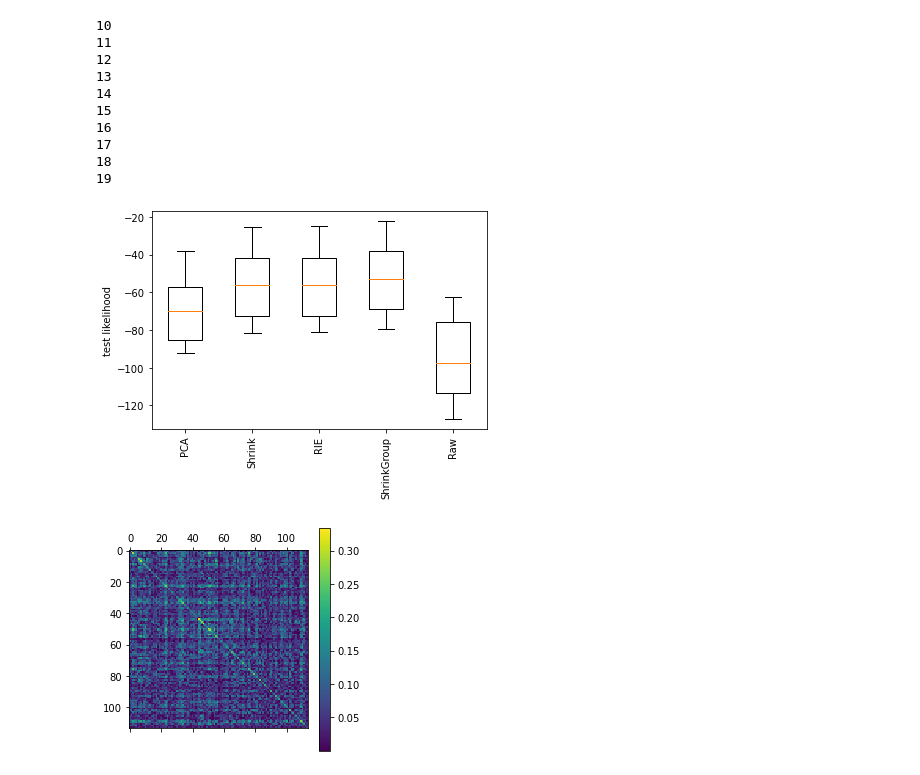
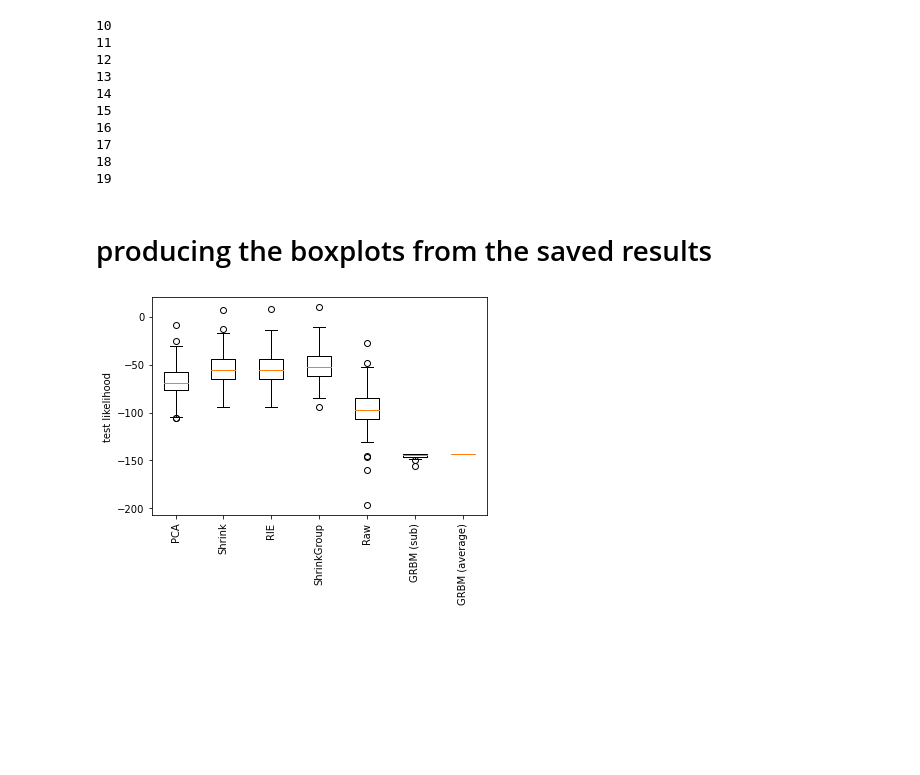
Before and after one commit to nannagram/prob-models, a Jupyter notebook: notebooks/notebook.ipynb, the cells around one changed output. Drawn from its saved outputs; the diff is of its cells as text; code cells hidden in the pictures; blank space fills up the shorter version.

Commit message:
updated notebooks for the production of figures

```diff
--- a/notebooks/notebook.ipynb
+++ b/notebooks/notebook.ipynb
@@ -76,45 +81,62 @@ file = open(filename, "wb")
 pickle.dump(TrainTest, file)
 file.close()
 
-
-
 filename='../savedfiles/file_Gaussianresults.pkl'
 file = open(filename, "wb")
 pickle.dump(results, file)
 file.close()
+
+filename=folder+'file_'+file_+'.pkl'
+file = open(filename, "rb")
+loaded=pickle.load(file)
+file.close()
+# %% [markdown]
+# producing the boxplots from the saved results
 # %%
+
+
 # file = open(filename, "rb")
 # results=pickle.load(file)
 # file.close()
+
+filename='../savedfiles/file_Gaussianresults.pkl'
+file = open(filename, "rb")
+results=pickle.load(file)
+file.close()
+
+filename='../savedfiles/all_subs_likelihood.csv'
+this=pd.read_csv(filename)
+
 
 
 data={}
 results
 for subno,sub in results.items():
     for meth,val in sub.items():
         if meth not in data:
             data[meth]=[]
         data[meth].append(val['test_likelihood'])
 
+
+filename='../results/results.csv'
+this=pd.read_csv(filename)
+data['GRBM (sub)']=this.ll_test
+data['GRBM (average)']=this.ll_test[49]
+
+
+
+
+
 #     data[key]=[results[subno]['test_likelihood'] for subno in results.keys()]
 # print (data)
 labels, data = data.keys(), data.values()
 labels=[el.split('_')[0] for el in labels]
 
 
 plt.boxplot(data)
 plt.xticks(range(1, len(labels) + 1), labels,rotation='vertical')
 plt.ylabel('test likelihood')
+plt.savefig('likelihoods_methods.png')
 plt.show()
 # %% [output]
-[figure, old version]
+[figure, new version]
-# %%
-#load gbm results
-i=10
-W=np.load('../results/params_'+str(i)+'.npy')
-Jeff=W@W.T
-plt.matshow(np.abs(Jeff))
-plt.colorbar()
-plt.show()
-# %% [output]
-[figure, removed]
```
Also changed, not shown: parts of 7 cells of this notebook.
